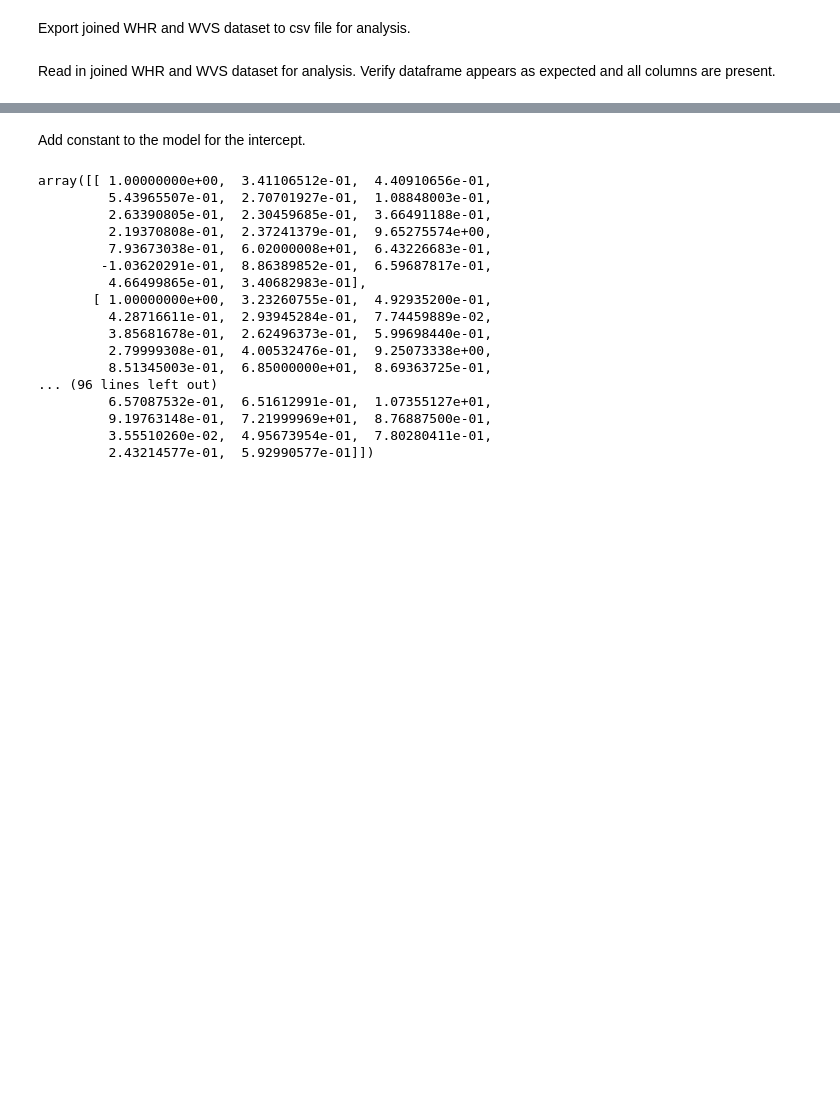
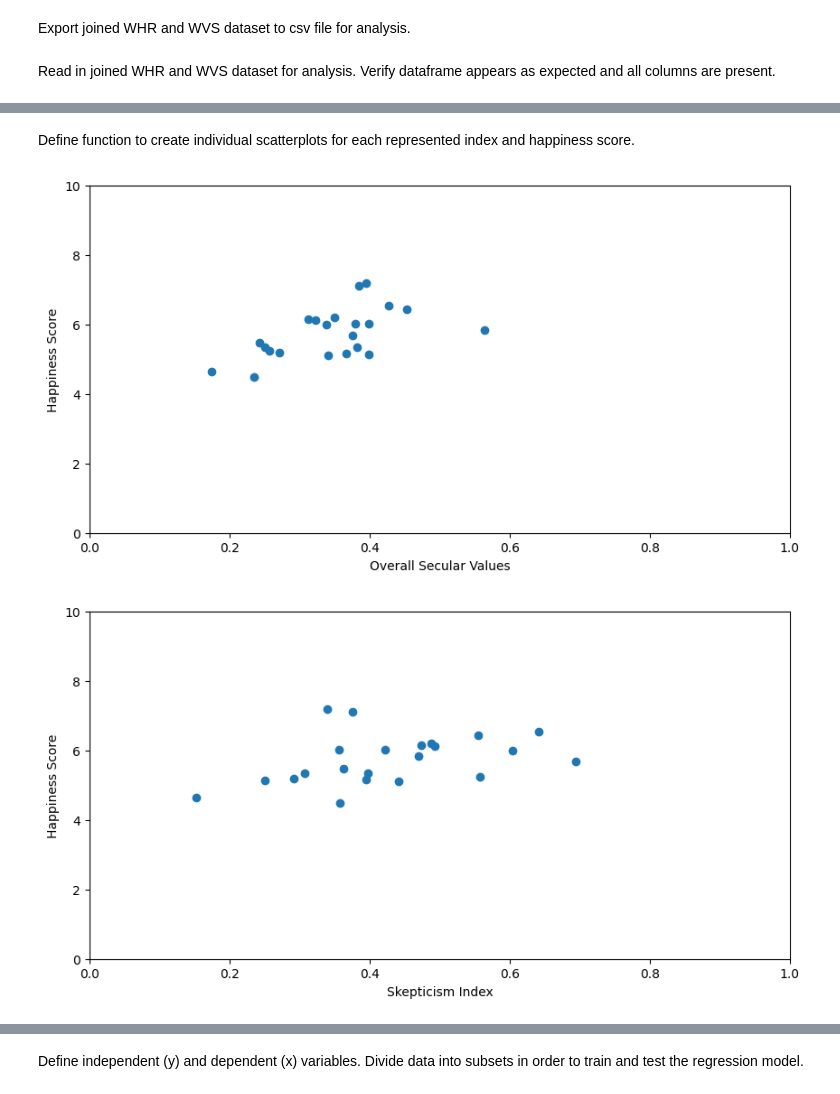
Before and after one commit to spauldingj2/NationalValues_Happiness, a Jupyter notebook: happiness_project.ipynb, the cells around one changed output, grey strips where cells are left out. Cells and saved outputs as stored; diff of their text form; code cells hidden in the pictures; blank space fills up the shorter version.

```diff
--- a/happiness_project.ipynb
+++ b/happiness_project.ipynb
@@ -415,0 +359,3 @@ whr_wvs
+# %%
+whr_wvs = whr_wvs.set_index('COUNTRY')
+whr_wvs
@@ -415,0 +381,30 @@ whr_wvs
+# %% [markdown]
+Define function to create individual scatterplots for each represented index and happiness score.
+# %%
+def scatter(df, x, y, xlabel, ylabel, xlimits=None, ylimits=None, figsize=(10, 5)):
+    fig, ax = plt.subplots(figsize=figsize)
+
+    ax.scatter(x=df[x], y=df[y])
+    ax.set_xlabel(xlabel)
+    ax.set_ylabel(ylabel)
+
+    if xlimits:
+        plt.xlim(xlimits)
+    if ylimits:
+        plt.ylim(ylimits)
+
+    plt.show()
+# %%
+scatter(whr_wvs, x=['SECVAL'], y=['happiness'], xlabel='Overall Secular Values', ylabel='Happiness Score', xlimits=[0.0,1.0], ylimits=[0,10])
+scatter(whr_wvs, x=['SKEPTICISM'], y=['happiness'], xlabel='Skepticism Index', ylabel='Happiness Score', xlimits=[0.0,1.0], ylimits=[0,10])
+scatter(whr_wvs, x=['RELATIVISM'], y=['happiness'], xlabel='Relativism Index', ylabel='Happiness Score', xlimits=[0.0,1.0], ylimits=[0,10])
+scatter(whr_wvs, x=['DISBELIEF'], y=['happiness'], xlabel='Disbelief Sub-Index', ylabel='Happiness Score', xlimits=[0.0,1.0], ylimits=[0,10])
+scatter(whr_wvs, x=['DEFIANCE'], y=['happiness'], xlabel='Defiance Sub-Index', ylabel='Happiness Score', xlimits=[0.0,1.0], ylimits=[0,10])
+scatter(whr_wvs, x=['EMVAL'], y=['happiness'], xlabel='Emancipative Values', ylabel='Happiness Score', xlimits=[0.0,1.0], ylimits=[0,10])
+scatter(whr_wvs, x=['AUTONOMY'], y=['happiness'], xlabel='Autonomy Sub-Index', ylabel='Happiness Score', xlimits=[0.0,1.0], ylimits=[0,10])
+scatter(whr_wvs, x=['EQUALITY'], y=['happiness'], xlabel='Equality Sub-Index', ylabel='Happiness Score', xlimits=[0.0,1.0], ylimits=[0,10])
+scatter(whr_wvs, x=['CHOICE'], y=['happiness'], xlabel='Choice Sub-Index', ylabel='Happiness Score', xlimits=[0.0,1.0], ylimits=[0,10])
+scatter(whr_wvs, x=['VOICE'], y=['happiness'], xlabel='Voice Sub-Index', ylabel='Happiness Score', xlimits=[0.0,1.0], ylimits=[0,10])
+# %% [output]
+[figure, added]
+[figure, added]
@@ -416,2 +419,4 @@ whr_wvs
+# %% [markdown]
+Define independent (y) and dependent (x) variables.  Divide data into subsets in order to train and test the regression model.
 # %%
 y = whr_wvs['happiness']
@@ -431,23 +425,0 @@ def add_constant(data_matrix):
-# %% [markdown]
-Add constant to the model for the intercept.
-# %%
-x_train_c = add_constant(x_train)
-x_train_c
-# %% [output]
-array([[ 1.00000000e+00,  3.41106512e-01,  4.40910656e-01,
-         5.43965507e-01,  2.70701927e-01,  1.08848003e-01,
-         2.63390805e-01,  2.30459685e-01,  3.66491188e-01,
-         2.19370808e-01,  2.37241379e-01,  9.65275574e+00,
-         7.93673038e-01,  6.02000008e+01,  6.43226683e-01,
-        -1.03620291e-01,  8.86389852e-01,  6.59687817e-01,
-         4.66499865e-01,  3.40682983e-01],
-       [ 1.00000000e+00,  3.23260755e-01,  4.92935200e-01,
-         4.28716611e-01,  2.93945284e-01,  7.74459889e-02,
-         3.85681678e-01,  2.62496373e-01,  5.99698440e-01,
-         2.79999308e-01,  4.00532476e-01,  9.25073338e+00,
-         8.51345003e-01,  6.85000000e+01,  8.69363725e-01,
-... (96 lines left out)
-         6.57087532e-01,  6.51612991e-01,  1.07355127e+01,
-         9.19763148e-01,  7.21999969e+01,  8.76887500e-01,
-         3.55510260e-02,  4.95673954e-01,  7.80280411e-01,
-         2.43214577e-01,  5.92990577e-01]])
```
Also changed, not shown: parts of 25 cells of this notebook.
